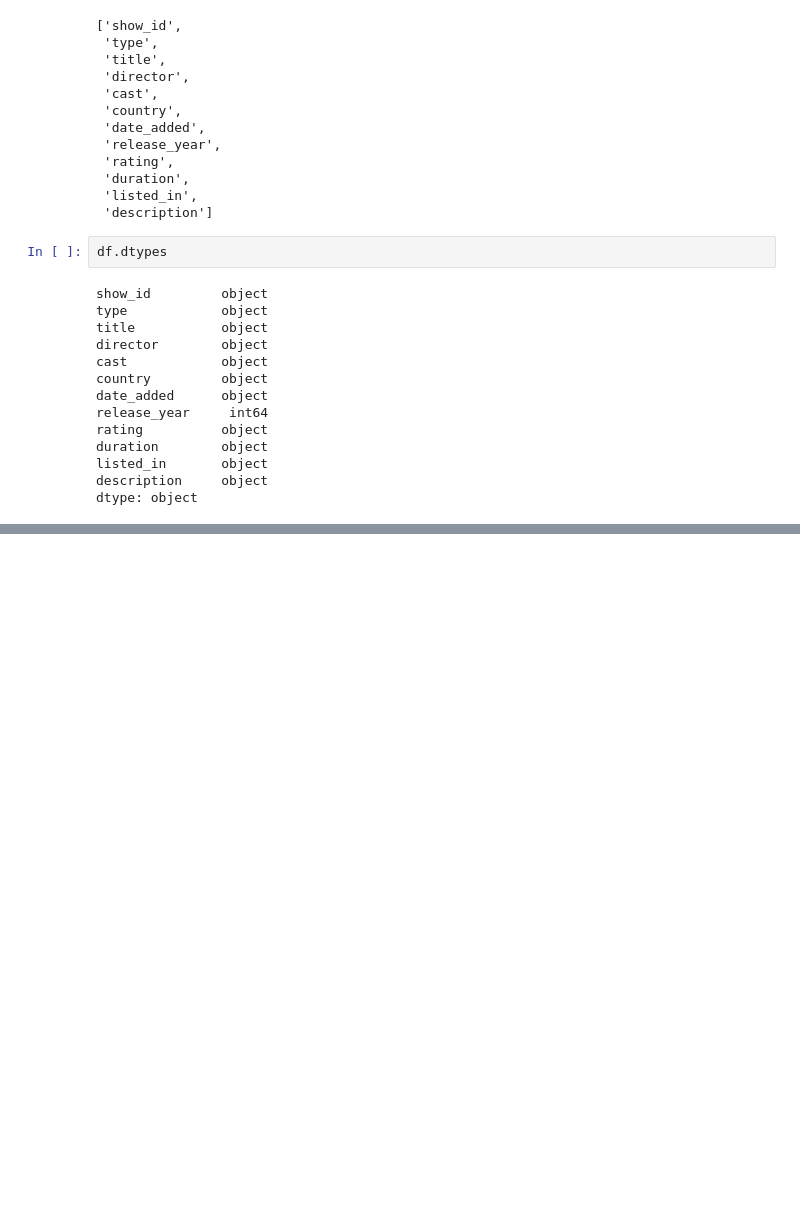
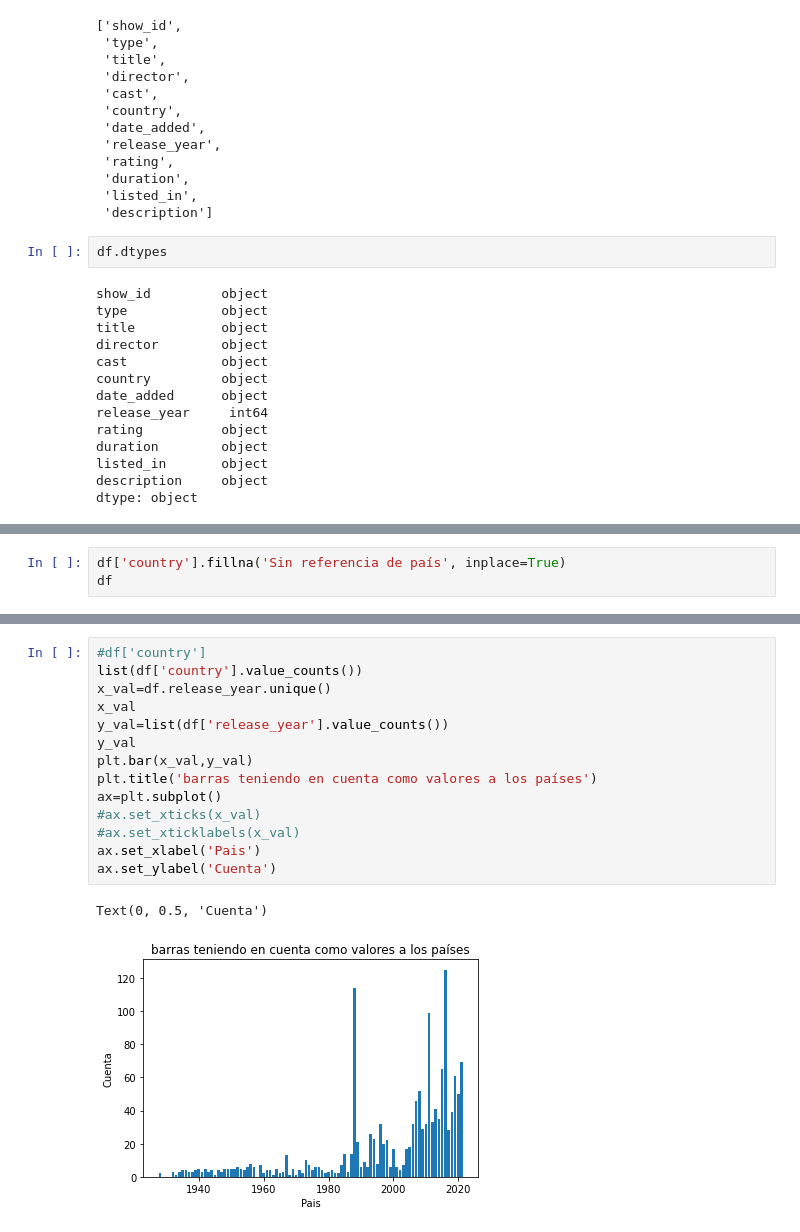
Before and after one commit to ArnoldRms/cerseupruebaarn, a Jupyter notebook: notebookec05415169.ipynb, the cells around one changed output, grey strips where cells are left out. Saved outputs shown, nothing was run; the diff lists cells and outputs as text; blank space fills up the shorter version.

```diff
--- a/notebookec05415169.ipynb
+++ b/notebookec05415169.ipynb
@@ -53,0 +72,3 @@ dtype: object
+# %%
+df['country'].fillna('Sin referencia de país', inplace=True)
+df
@@ -53,0 +89,17 @@ dtype: object
+# %%
+#df['country']
+list(df['country'].value_counts())
+x_val=df.release_year.unique()
+x_val
+y_val=list(df['release_year'].value_counts())
+y_val
+plt.bar(x_val,y_val)
+plt.title('barras teniendo en cuenta como valores a los países')
+ax=plt.subplot()
+#ax.set_xticks(x_val)
+#ax.set_xticklabels(x_val)
+ax.set_xlabel('Pais')
+ax.set_ylabel('Cuenta')
+# %% [output]
+Text(0, 0.5, 'Cuenta')
+[figure, added]
```
Also changed, not shown: parts of 5 cells of this notebook.
